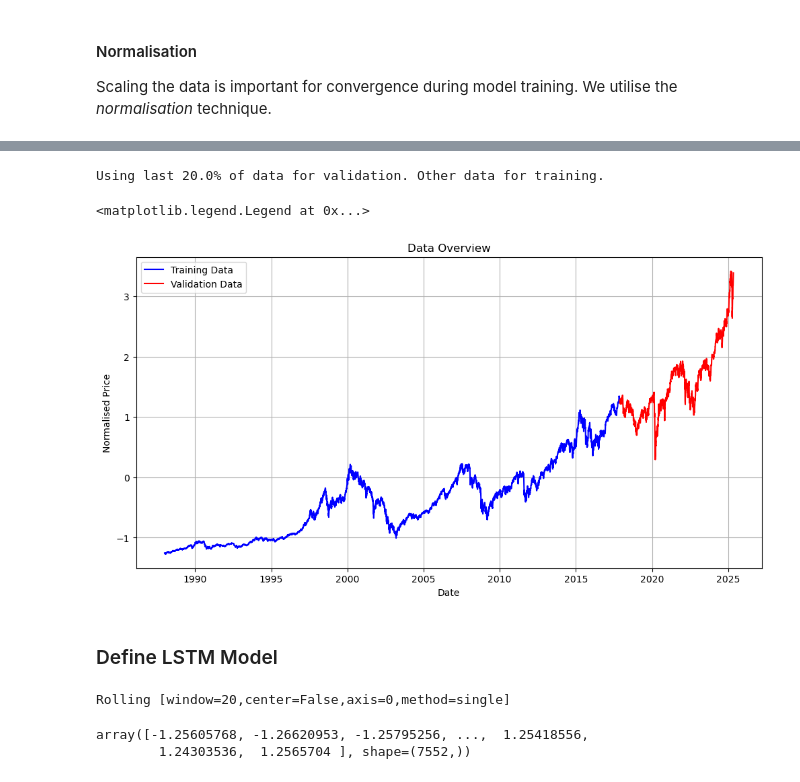
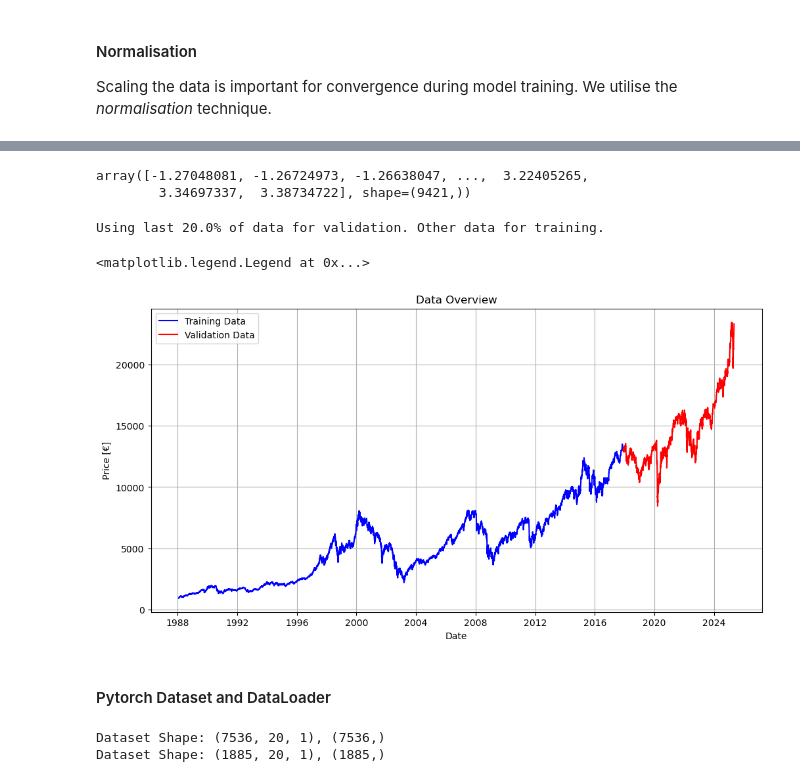
Before and after one commit to paulruesing/hybrid-rl-index-trading, a Jupyter notebook: notebooks/predictor_dev.ipynb, the cells around one changed output, grey strips where cells are left out. Cells and saved outputs as stored; diff of their text form; code cells hidden in the pictures.

Commit message:
lstm first version

```diff
--- a/notebooks/predictor_dev.ipynb
+++ b/notebooks/predictor_dev.ipynb
@@ -63,4 +82,5 @@ class Normaliser():
         return (x*self.sd) + self.mu
 # %%
-normalised_price_series = Normaliser().fit_transform(price_series)
+normaliser = Normaliser()
+normalised_price_series = normaliser.fit_transform(price_series)
 normalised_price_series
@@ -70,4 +110,6 @@ Split a share of the data (with the most recent datapoints) for model validation
 # %%
-validation_split = 0.2
-rolling_window_size = 20
-sampling_rate = 'day'
+# sliding window view as matrix: last column are current prices, 1st to (rolling-window-size - 1)th column are retrospective prices
+# other possibility but apparently less safe:
+#   np.lib.stride_tricks.as_strided(X, shape=(len(X) - rolling_window_size + 1, rolling_window_size), strides=(X.strides[0], X.strides[0]))[:-1]
+X = np.lib.stride_tricks.sliding_window_view(normalised_price_series.to_numpy(), window_shape=rolling_window_size)[:-1]  # last row (latest value) is removed (because contained only in target values)
+X
@@ -90,5 +129,0 @@ Name: Close, Length: 9441, dtype: float64
-# %%
-X = normalised_price_series.to_numpy()
-
-# this converts each single price value of X into an array of values containing 20 retrospective prices:
-np.lib.stride_tricks.as_strided(X, shape=(len(X)-rolling_window_size+1, rolling_window_size), strides=(X.strides[0], X.strides[0]))[:-1]
@@ -109,31 +130,39 @@ array([[-1.25605768, -1.26620953, -1.25795256, ..., -1.26375599,
+# %%
+# target values are current prices, here the first 20 values have to be removed because of the moving window:
+Y = normalised_price_series.to_numpy()[rolling_window_size:]
+Y
+# %% [output]
+array([-1.27048081, -1.26724973, -1.26638047, ...,  3.22405265,
+        3.34697337,  3.38734722], shape=(9421,))
 # %%
-
-# window X values:
-
 # split prices into training and validation data:
 print(f"Using last {100 * validation_split}% of data for validation. Other data for training.")
-validation_split_index = int(len(normalised_price_series) * (1-validation_split))
-X_train = normalised_price_series.iloc[:validation_split_index]
-X_val = normalised_price_series.iloc[validation_split_index:]
-# target values start after rolling window:
-Y_train = normalised_price_series.iloc[rolling_window_size:rolling_window_size+validation_split_index]
-Y_val = normalised_price_series.iloc[rolling_window_size+validation_split_index:]
+validation_split_index = int(X.shape[0] * (1-validation_split))
+X_train = X[:validation_split_index]
+X_val = X[validation_split_index:]
+Y_train = Y[:validation_split_index]
+Y_val = Y[validation_split_index:]
+
+# retrieve y-dates for plotting:
+dates = normalised_price_series.index.to_numpy()[rolling_window_size:]
+dates_train = dates[:validation_split_index]
+dates_val = dates[validation_split_index:]
 
 # plot result:
 fig, ax = plt.subplots(figsize=(12,6))
-ax.plot(X_train, label='Training Data', color='blue')
-ax.plot(X_val, label='Validation Data', color='red')
+ax.plot(dates_train, normaliser.inverse_transform(Y_train), label='Training Data', color='blue')
+ax.plot(dates_val, normaliser.inverse_transform(Y_val), label='Validation Data', color='red')
 ax.set_xlabel('Date')
-ax.set_ylabel('Normalised Price')
+ax.set_ylabel('Price [€]')
 ax.set_title('Data Overview')
 ax.grid(True)
 ax.legend()
 # %% [output]
 Using last 20.0% of data for validation. Other data for training.
 <matplotlib.legend.Legend at 0x...>
-[figure, old version]
+[figure, new version]
 # %% [markdown]
-### Define LSTM Model
+#### Pytorch Dataset and DataLoader
 # %%
 from typing import Union
 
@@ -160,13 +193,10 @@ class TimeSeriesDataset(Dataset):
 
     def __getitem__(self, idx):
         return self.X[idx], self.Y[idx]
-# %%
-np.lib.stride_tricks.as_strided(x, shape=(n_row, window_size), strides=(x.strides[0], x.strides[0]))
-# %% [output]
-Rolling [window=20,center=False,axis=0,method=single]
-# %%
-X_train.to_numpy().
-# %% [output]
-array([-1.25605768, -1.26620953, -1.25795256, ...,  1.25418556,
-        1.24303536,  1.2565704 ], shape=(7552,))
+# %%
+dataset_train = TimeSeriesDataset(X_train, Y_train)
+dataset_val = TimeSeriesDataset(X_val, Y_val)
+# %% [output]
+Dataset Shape: (7536, 20, 1), (7536,)
+Dataset Shape: (1885, 20, 1), (1885,)
 # %%
```
Also changed, not shown: parts of 26 cells of this notebook.
